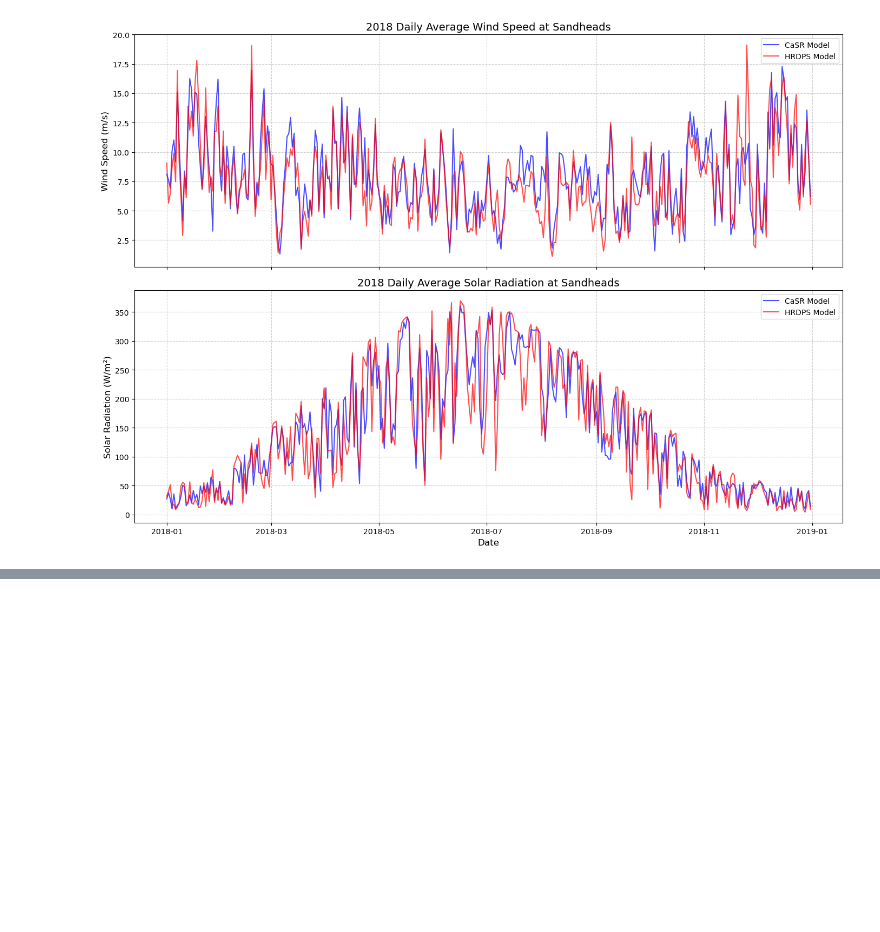
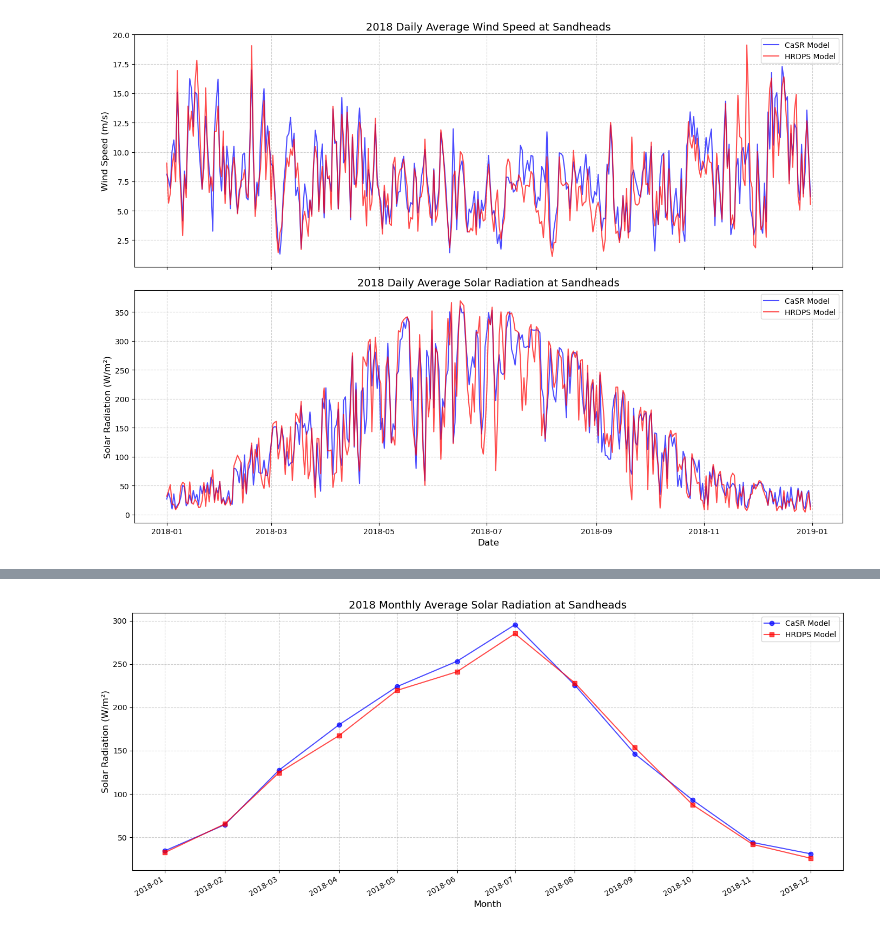
Before and after one commit to SalishSeaCast/analysis-junqi, a Jupyter notebook: Analysis_Atmospheric_Forcing/Analysis_model_comparison/Radiation Comparison.ipynb, the cells around one changed output, grey strips where cells are left out. Cells and saved outputs as stored; diff of their text form; code cells hidden in the pictures; blank space fills up the shorter version.

```diff
--- a/Analysis_Atmospheric_Forcing/Analysis_model_comparison/Radiation Comparison.ipynb
+++ b/Analysis_Atmospheric_Forcing/Analysis_model_comparison/Radiation Comparison.ipynb
@@ -600,0 +620,47 @@ plt.show()
+# %%
+# Monthly visualization
+
+import pandas as pd
+import matplotlib.pyplot as plt
+import matplotlib.dates as mdates
+
+# 读取数据
+path_data = '/home/jqiu/analysis-junqi/Analysis_Atmospheric_Forcing/Analysis_model_comparison/Sandheads_2018_Daily_CaSR_vs_HRDPS.csv'
+da = pd.read_csv(path_data)
+
+# 数据预处理：转换时间格式并计算月均值
+# 将 time 列转换为 datetime 对象
+da['time'] = pd.to_datetime(da['time'])
+
+# 将 time 列设置为索引（这是使用 resample 函数的前提）
+da.set_index('time', inplace=True)
+
+# 按月重采样并计算平均值 ('MS' 表示 Month Start，即将索引对齐到每月初)
+da_monthly = da.resample('MS').mean()
+
+# 绘制月平均太阳辐射对比图
+fig, ax = plt.subplots(figsize=(14, 6))
+
+# 绘制折线，加入 marker='o' 和 's' 突出每月的具体数值点
+ax.plot(da_monthly.index, da_monthly['CaSR_Solar'], marker='o', label='CaSR Model', color='blue', alpha=0.7)
+ax.plot(da_monthly.index, da_monthly['HRDPS_Solar'], marker='s', label='HRDPS Model', color='red', alpha=0.7)
+
+# 设置标题和标签
+ax.set_title('2018 Monthly Average Solar Radiation at Sandheads', fontsize=14)
+ax.set_ylabel('Solar Radiation (W/m²)', fontsize=12)
+ax.set_xlabel('Month', fontsize=12)
+
+# 设置图例和网格
+ax.legend(loc='upper right')
+ax.grid(True, linestyle='--', alpha=0.6)
+
+# 优化 X 轴显示格式，使其按月显示（如 2018-01）
+ax.xaxis.set_major_formatter(mdates.DateFormatter('%Y-%m'))
+ax.xaxis.set_major_locator(mdates.MonthLocator())
+fig.autofmt_xdate() # 自动旋转日期标签以防重叠
+
+# 调整布局并展示
+plt.tight_layout()
+plt.show()
+# %% [output]
+[figure, added]
```
Also changed, not shown: parts of 3 cells of this notebook, 2 other files.
